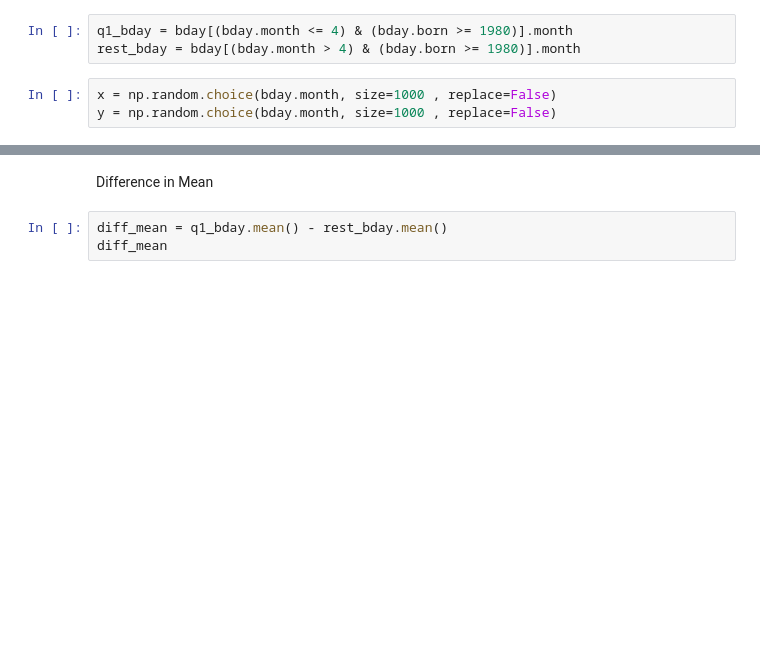
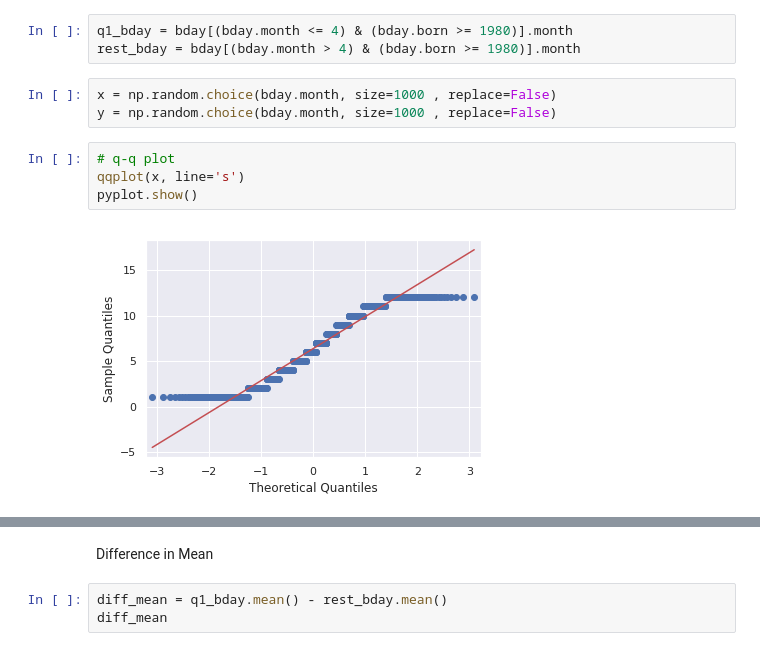
Before and after one commit to naivelogic/NFL-smarter-football, a Jupyter notebook: In Development/NFL Birthday Permutation Test.ipynb, the cells around one changed output, grey strips where cells are left out. Saved outputs shown, nothing was run; the diff lists cells and outputs as text; blank space fills up the shorter version.

```diff
--- a/In Development/NFL Birthday Permutation Test.ipynb
+++ b/In Development/NFL Birthday Permutation Test.ipynb
@@ -30,3 +35,9 @@ rest_bday = bday[(bday.month > 4) & (bday.born >= 1980)].month
 # %%
 x = np.random.choice(bday.month, size=1000 , replace=False)
 y = np.random.choice(bday.month, size=1000 , replace=False)
+# %%
+# q-q plot
+qqplot(x, line='s')
+pyplot.show()
+# %% [output]
+[figure, added]
```
Also changed, not shown: parts of 5 cells of this notebook.
